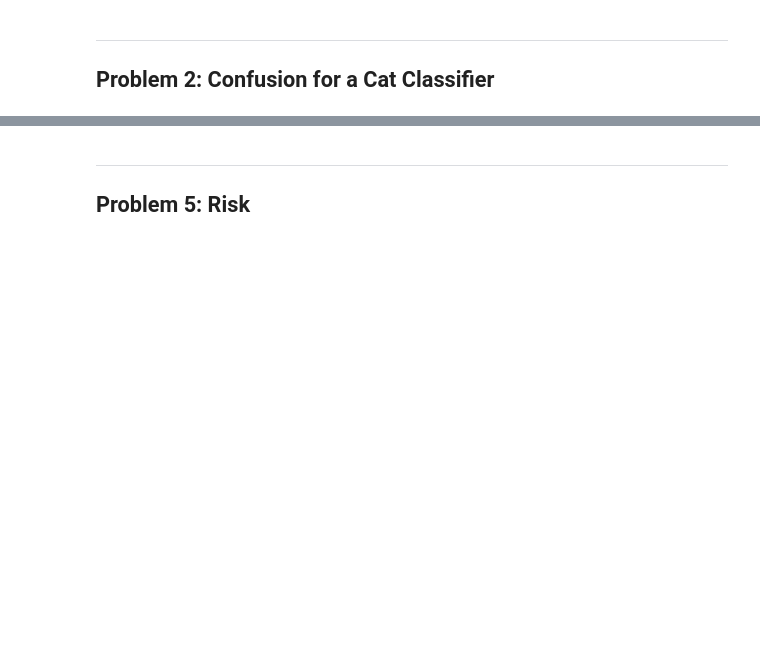
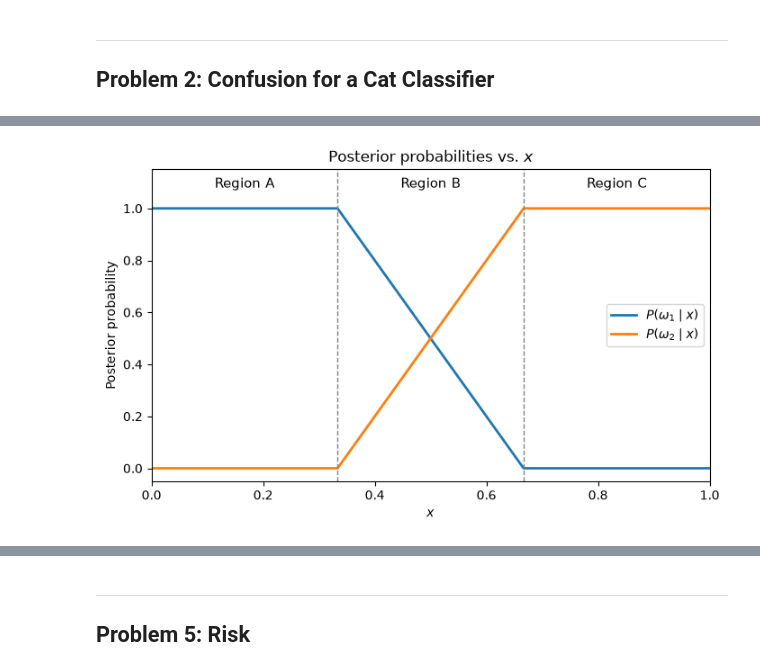
Before and after one commit to ajradka/CSCI6032_26F_MachineLearning, a Jupyter notebook: hw5/CSCI6032_hw5.ipynb, the cells around one changed output, grey strips where cells are left out. Drawn from its saved outputs; the diff is of its cells as text; code cells hidden in the pictures; blank space fills up the shorter version.

```diff
--- a/hw5/CSCI6032_hw5.ipynb
+++ b/hw5/CSCI6032_hw5.ipynb
@@ -138,3 +203,35 @@ $\omega_1$ and in which it decides $\omega_2$, with the precise location of the
+# %%
+#B
+import numpy as np
+import matplotlib.pyplot as plt
+
+x = np.linspace(0, 1, 1000)
+
+# Posteriors by region (from part a)
+P1 = np.piecewise(x, [x < 1/3, (x >= 1/3) & (x <= 2/3), x > 2/3],
+                  [1, lambda x: 2 - 3*x, 0])
+P2 = np.piecewise(x, [x < 1/3, (x >= 1/3) & (x <= 2/3), x > 2/3],
+                  [0, lambda x: 3*x - 1, 1])
+
+fig, ax = plt.subplots(figsize=(8, 4.5))
+ax.plot(x, P1, label=r'$P(\omega_1 \mid x)$', linewidth=2)
+ax.plot(x, P2, label=r'$P(\omega_2 \mid x)$', linewidth=2)
+
+# Region boundaries and labels
+for b in [1/3, 2/3]:
+    ax.axvline(b, color='gray', linestyle='--', linewidth=1)
+for xc, name in [(1/6, 'A'), (1/2, 'B'), (5/6, 'C')]:
+    ax.text(xc, 1.08, f'Region {name}', ha='center', fontsize=11)
+
+ax.set_xlim(0, 1)
+ax.set_ylim(-0.05, 1.15)
+ax.set_xlabel('$x$')
+ax.set_ylabel('Posterior probability')
+ax.set_title('Posterior probabilities vs. $x$')
+ax.legend(loc='center right')
+plt.show()
+# %% [output]
+[figure, added]
 # %% [markdown]
 ---
 ## Problem 4: Optimal Classification with Three Classes
```
Also changed, not shown: parts of 22 cells of this notebook.
